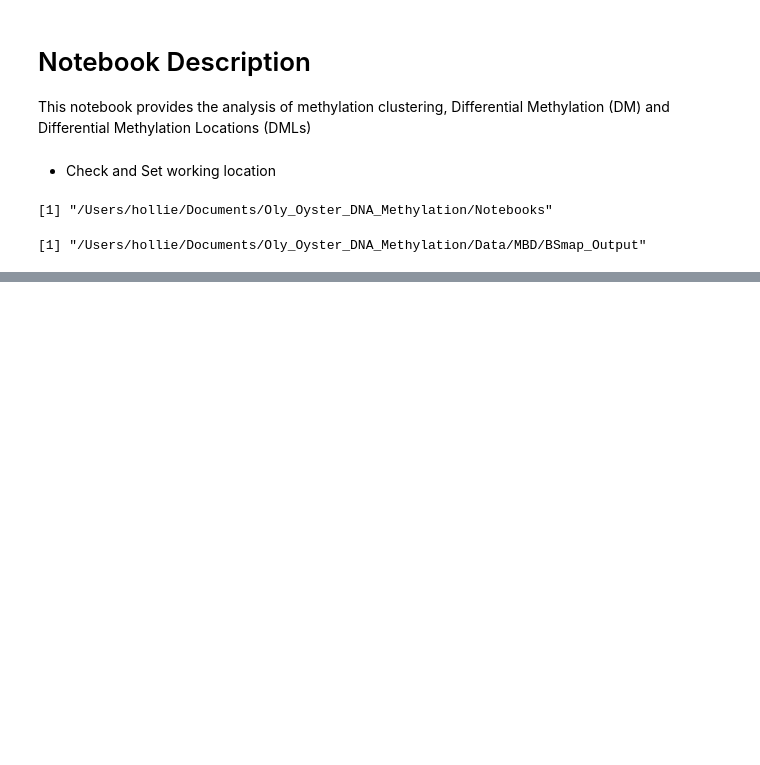
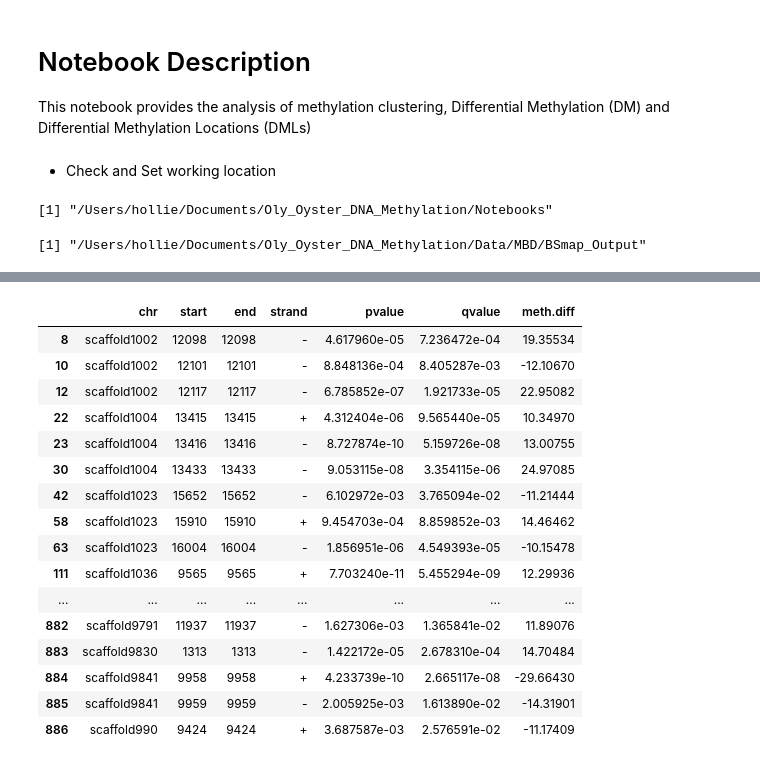
Before and after one commit to hputnam/Oly_Oyster_DNA_Methylation, a Jupyter notebook: Notebooks/3_Clustering_Differential_Methylation_R.ipynb, the cells around one changed output, grey strips where cells are left out. Cells and saved outputs as stored; diff of their text form; code cells hidden in the pictures; blank space fills up the shorter version.

```diff
--- a/Notebooks/3_Clustering_Differential_Methylation_R.ipynb
+++ b/Notebooks/3_Clustering_Differential_Methylation_R.ipynb
@@ -119,0 +379,2 @@ PCA<-PCASamples(meth, scale=T, center=T, screeplot=T)
+# %%
+pop.DML.filt <- pop.DML.p[pop.DML.p$pvalue < 0.01 & pop.DML.p$meth.diff>10 | pop.DML.p$meth.diff<(-10),]
@@ -119,0 +385,20 @@ PCA<-PCASamples(meth, scale=T, center=T, screeplot=T)
+# %%
+pop.DML.filt
+# %% [output]
+|  | chr | start | end | strand | pvalue | qvalue | meth.diff |
+| 8 | scaffold1002 | 12098 | 12098 | - | 4.617960e-05 | 7.236472e-04 | 19.35534 |
+| 10 | scaffold1002 | 12101 | 12101 | - | 8.848136e-04 | 8.405287e-03 | -12.10670 |
+| 12 | scaffold1002 | 12117 | 12117 | - | 6.785852e-07 | 1.921733e-05 | 22.95082 |
+| 22 | scaffold1004 | 13415 | 13415 | + | 4.312404e-06 | 9.565440e-05 | 10.34970 |
+| 23 | scaffold1004 | 13416 | 13416 | - | 8.727874e-10 | 5.159726e-08 | 13.00755 |
+| 30 | scaffold1004 | 13433 | 13433 | - | 9.053115e-08 | 3.354115e-06 | 24.97085 |
+| 42 | scaffold1023 | 15652 | 15652 | - | 6.102972e-03 | 3.765094e-02 | -11.21444 |
+| 58 | scaffold1023 | 15910 | 15910 | + | 9.454703e-04 | 8.859852e-03 | 14.46462 |
+| 63 | scaffold1023 | 16004 | 16004 | - | 1.856951e-06 | 4.549393e-05 | -10.15478 |
+| 111 | scaffold1036 | 9565 | 9565 | + | 7.703240e-11 | 5.455294e-09 | 12.29936 |
+| ... | ... | ... | ... | ... | ... | ... | ... |
+| 882 | scaffold9791 | 11937 | 11937 | - | 1.627306e-03 | 1.365841e-02 | 11.89076 |
+| 883 | scaffold9830 | 1313 | 1313 | - | 1.422172e-05 | 2.678310e-04 | 14.70484 |
+| 884 | scaffold9841 | 9958 | 9958 | + | 4.233739e-10 | 2.665117e-08 | -29.66430 |
+| 885 | scaffold9841 | 9959 | 9959 | - | 2.005925e-03 | 1.613890e-02 | -14.31901 |
+| 886 | scaffold990 | 9424 | 9424 | + | 3.687587e-03 | 2.576591e-02 | -11.17409 |
```
Also changed, not shown: parts of 61 cells of this notebook, 21 other files.
